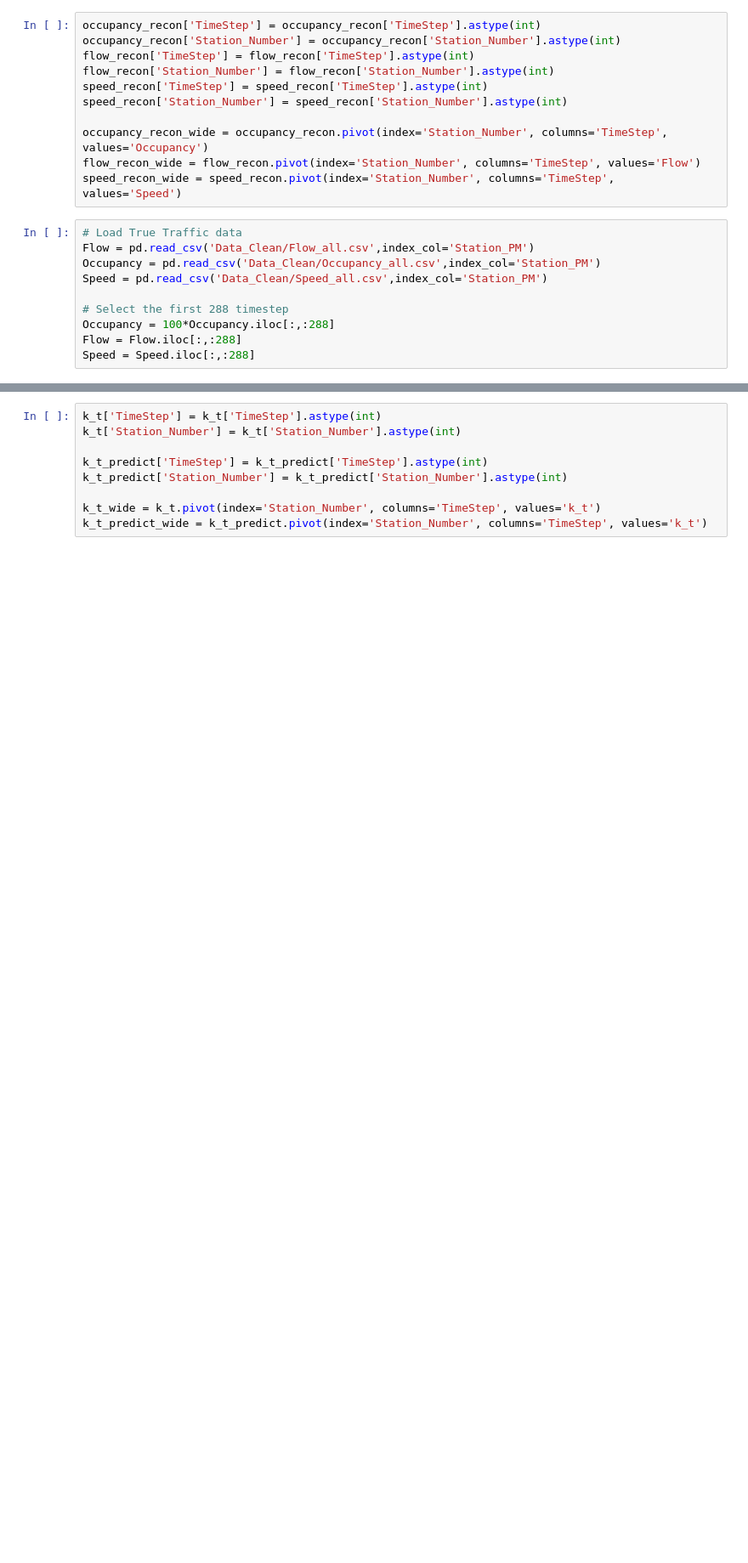
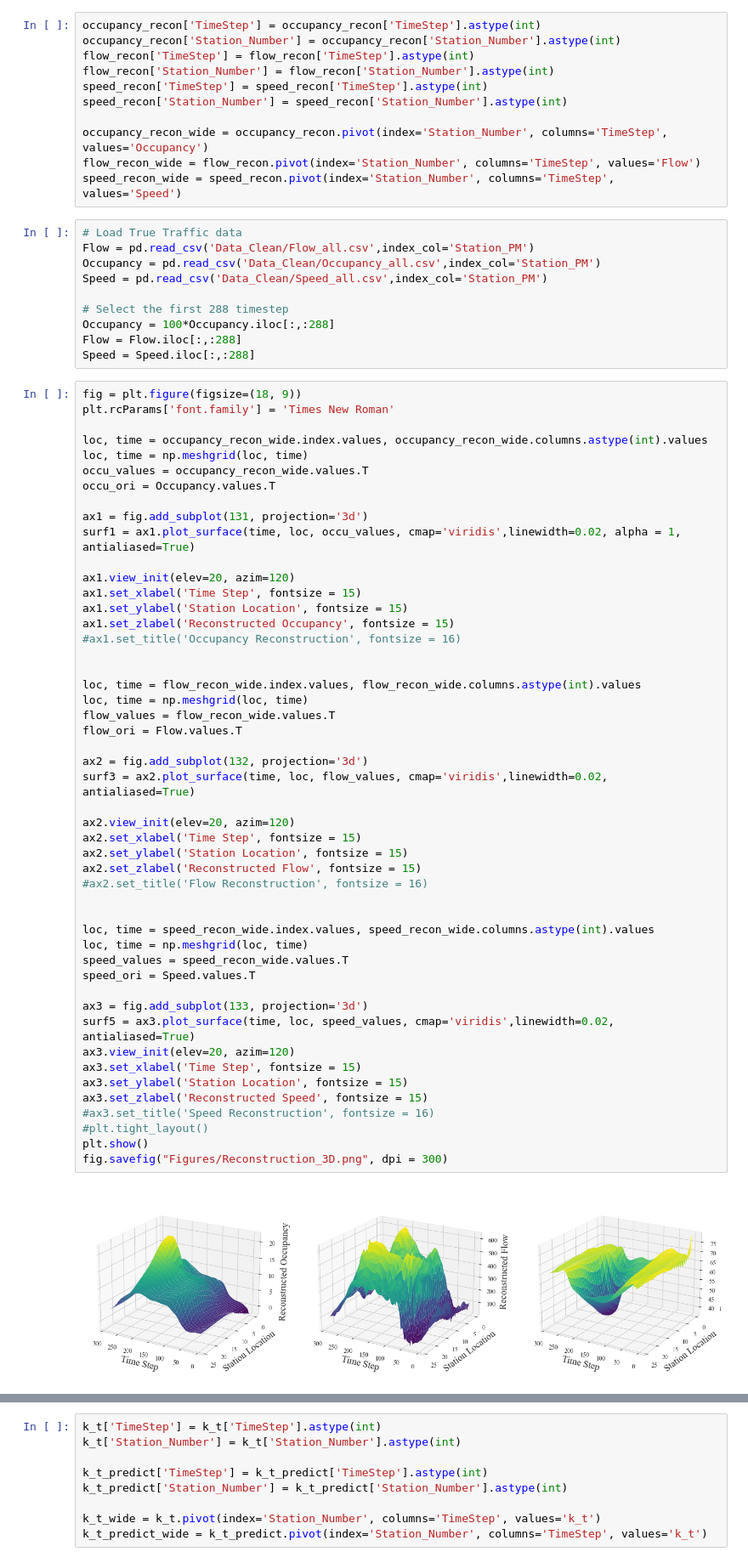
Before and after one commit to wzh96/Flow_PDE_FIND, a Jupyter notebook: Prediction.ipynb, the cells around one changed output, grey strips where cells are left out. Shown at 85% size. Saved outputs shown, nothing was run; the diff lists cells and outputs as text; blank space fills up the shorter version.

```diff
--- a/Prediction.ipynb
+++ b/Prediction.ipynb
@@ -65,6 +65,57 @@ Speed = pd.read_csv('Data_Clean/Speed_all.csv',index_col='Station_PM')
 Occupancy = 100*Occupancy.iloc[:,:288]
 Flow = Flow.iloc[:,:288]
 Speed = Speed.iloc[:,:288]
+# %%
+fig = plt.figure(figsize=(18, 9))
+plt.rcParams['font.family'] = 'Times New Roman'
+
+loc, time = occupancy_recon_wide.index.values, occupancy_recon_wide.columns.astype(int).values
+loc, time = np.meshgrid(loc, time)
+occu_values = occupancy_recon_wide.values.T
+occu_ori = Occupancy.values.T
+
+ax1 = fig.add_subplot(131, projection='3d')
+surf1 = ax1.plot_surface(time, loc, occu_values, cmap='viridis',linewidth=0.02, alpha = 1, antialiased=True)
+
+ax1.view_init(elev=20, azim=120)
+ax1.set_xlabel('Time Step', fontsize = 15)
+ax1.set_ylabel('Station Location', fontsize = 15)
+ax1.set_zlabel('Reconstructed Occupancy', fontsize = 15)
+#ax1.set_title('Occupancy Reconstruction', fontsize = 16)
+
+
+loc, time = flow_recon_wide.index.values, flow_recon_wide.columns.astype(int).values
+loc, time = np.meshgrid(loc, time)
+flow_values = flow_recon_wide.values.T
+flow_ori = Flow.values.T
+
+ax2 = fig.add_subplot(132, projection='3d')
+surf3 = ax2.plot_surface(time, loc, flow_values, cmap='viridis',linewidth=0.02, antialiased=True)
+
+ax2.view_init(elev=20, azim=120)
+ax2.set_xlabel('Time Step', fontsize = 15)
+ax2.set_ylabel('Station Location', fontsize = 15)
+ax2.set_zlabel('Reconstructed Flow', fontsize = 15)
+#ax2.set_title('Flow Reconstruction', fontsize = 16)
+
+
+loc, time = speed_recon_wide.index.values, speed_recon_wide.columns.astype(int).values
+loc, time = np.meshgrid(loc, time)
+speed_values = speed_recon_wide.values.T
+speed_ori = Speed.values.T
+
+ax3 = fig.add_subplot(133, projection='3d')
+surf5 = ax3.plot_surface(time, loc, speed_values, cmap='viridis',linewidth=0.02, antialiased=True)
+ax3.view_init(elev=20, azim=120)
+ax3.set_xlabel('Time Step', fontsize = 15)
+ax3.set_ylabel('Station Location', fontsize = 15)
+ax3.set_zlabel('Reconstructed Speed', fontsize = 15)
+#ax3.set_title('Speed Reconstruction', fontsize = 16)
+#plt.tight_layout()
+plt.show()
+fig.savefig("Figures/Reconstruction_3D.png", dpi = 300)
+# %% [output]
+[figure, added]
 # %%
 fig = plt.figure(figsize=(18, 9))
 plt.rcParams['font.family'] = 'Times New Roman'
```
Also changed, not shown: parts of 3 cells of this notebook, 20 other files.
